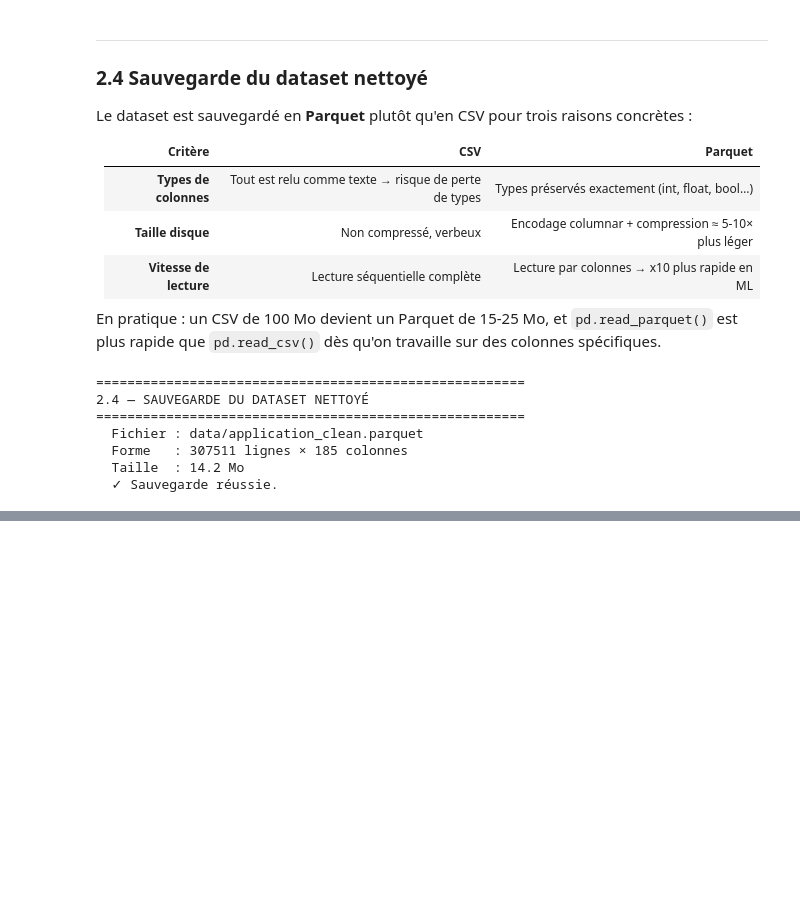
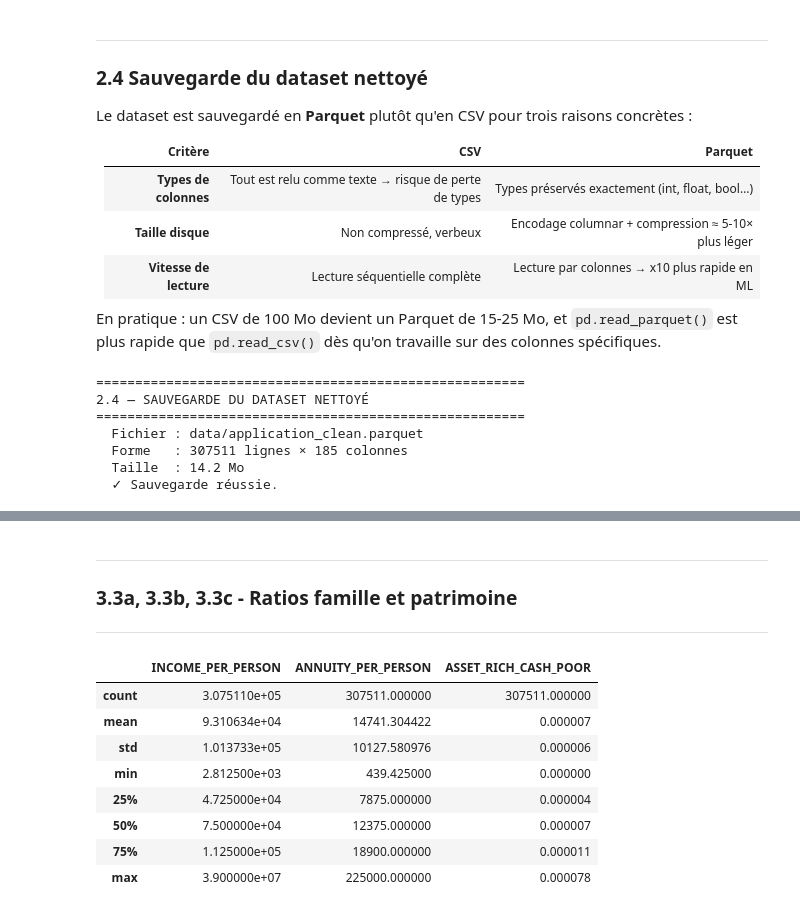
Before and after one commit to dibattista/Initiez-vous-au-MLOps, a Jupyter notebook: notebook.ipynb, the cells around one changed output, grey strips where cells are left out. Drawn from its saved outputs; the diff is of its cells as text; code cells hidden in the pictures; blank space fills up the shorter version.

```diff
--- a/notebook.ipynb
+++ b/notebook.ipynb
@@ -1634,0 +1662,10 @@ print("  ✓ Sauvegarde réussie.")
+# %%
+# Ratio montant du crédit / revenu annuel :
+# plus ce ratio est élevé, plus le client emprunte par rapport à ce qu'il gagne (risque accru)
+df_train['CREDIT_INCOME_RATIO'] = df_train['AMT_CREDIT'] / df_train['AMT_INCOME_TOTAL']
+
+# Ratio annuité / revenu annuel :
+# mesure la part du revenu absorbée chaque année par le remboursement (capacité de remboursement)
+df_train['ANNUITY_INCOME_RATIO'] = df_train['AMT_ANNUITY'] / df_train['AMT_INCOME_TOTAL']
+
+df_train[['CREDIT_INCOME_RATIO', 'ANNUITY_INCOME_RATIO']].describe()
@@ -1634,0 +1682,30 @@ print("  ✓ Sauvegarde réussie.")
+# %% [markdown]
+---
+
+### 3.3a, 3.3b, 3.3c - Ratios famille et patrimoine
+
+---
+# %%
+# Revenu disponible par membre du foyer :
+# un revenu élevé mais une grande famille réduit le budget réel par personne
+df_train['INCOME_PER_PERSON'] = df_train['AMT_INCOME_TOTAL'] / df_train['CNT_FAM_MEMBERS']
+
+# Charge de remboursement annuelle par membre du foyer :
+# mesure si l'annuité pèse lourd au regard de chaque personne à charge
+df_train['ANNUITY_PER_PERSON'] = df_train['AMT_ANNUITY'] / df_train['CNT_FAM_MEMBERS']
+
+# Indice « riche en actifs, pauvre en cash » :
+# possède voiture et/ou logement mais dispose d'un faible revenu — peut signaler un risque de liquidité
+df_train['ASSET_RICH_CASH_POOR'] = (df_train['FLAG_OWN_CAR'] + df_train['FLAG_OWN_REALTY']) / df_train['AMT_INCOME_TOTAL']
+
+df_train[['INCOME_PER_PERSON', 'ANNUITY_PER_PERSON', 'ASSET_RICH_CASH_POOR']].describe()
+# %% [output]
+|  | INCOME_PER_PERSON | ANNUITY_PER_PERSON | ASSET_RICH_CASH_POOR |
+| count | 3.075110e+05 | 307511.000000 | 307511.000000 |
+| mean | 9.310634e+04 | 14741.304422 | 0.000007 |
+| std | 1.013733e+05 | 10127.580976 | 0.000006 |
+| min | 2.812500e+03 | 439.425000 | 0.000000 |
+| 25% | 4.725000e+04 | 7875.000000 | 0.000004 |
+| 50% | 7.500000e+04 | 12375.000000 | 0.000007 |
+| 75% | 1.125000e+05 | 18900.000000 | 0.000011 |
+| max | 3.900000e+07 | 225000.000000 | 0.000078 |
```
Also changed, not shown: parts of 17 cells of this notebook.
